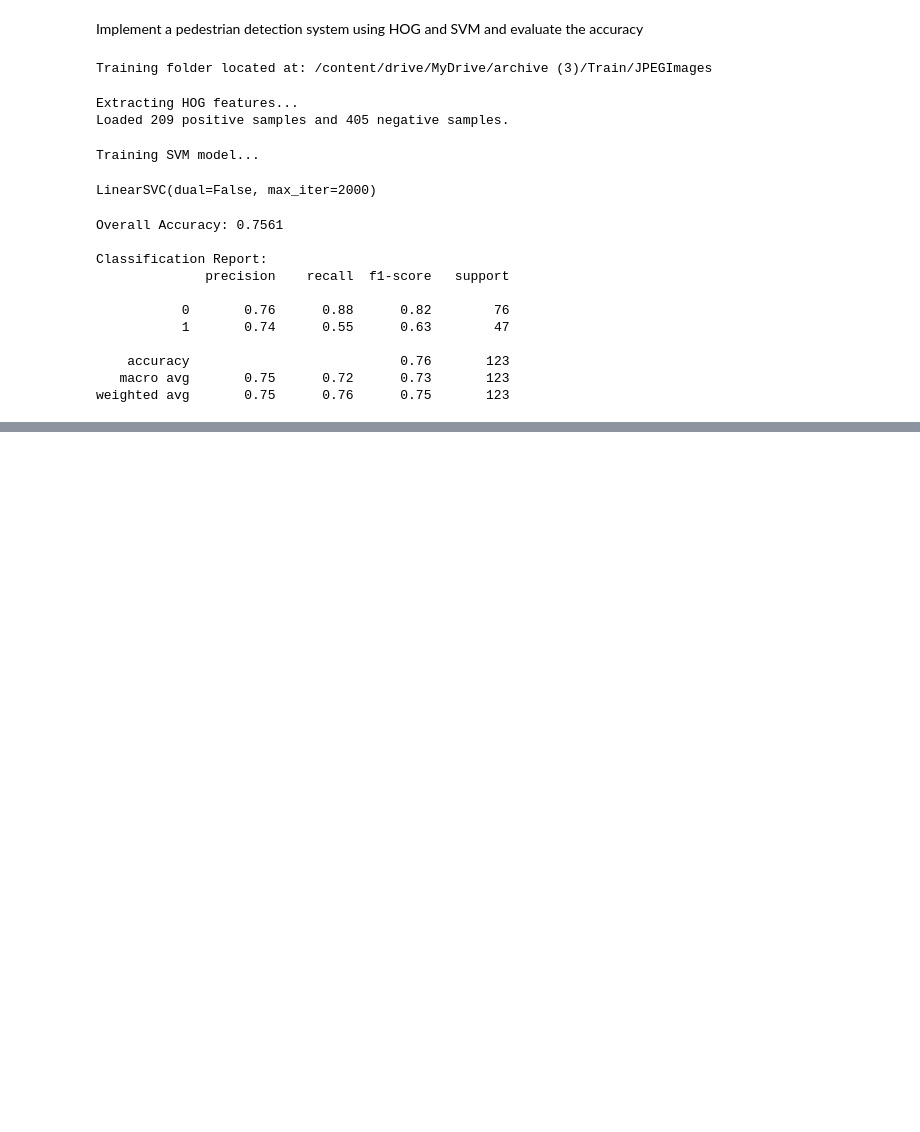
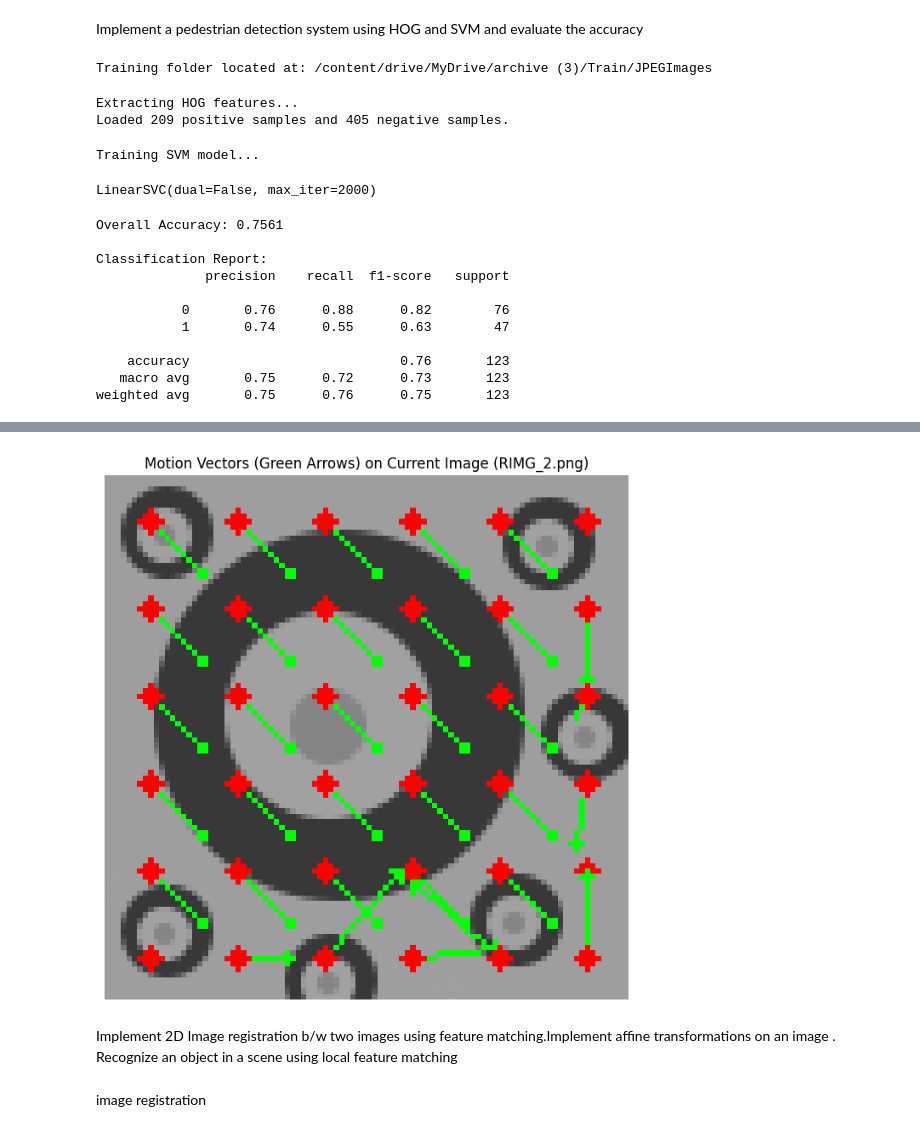
Before and after one commit to Nehasatheesh04/computer-vision, a Jupyter notebook: computer_vision.ipynb, the cells around one changed output, grey strips where cells are left out. Cells and saved outputs as stored; diff of their text form; code cells hidden in the pictures; blank space fills up the shorter version.

```diff
--- a/computer_vision.ipynb
+++ b/computer_vision.ipynb
@@ -181,0 +331,6 @@ weighted avg       0.75      0.76      0.75       123
+# %%
+block_size = 16
+search_range = 8
+
+print(f"Block size: {block_size}")
+print(f"Search range: {search_range}")
@@ -181,0 +340,6 @@ weighted avg       0.75      0.76      0.75       123
+# %%
+def sad(block1, block2):
+    """
+    Calculates the Sum of Absolute Differences (SAD) between two blocks.
+    """
+    return np.sum(np.abs(block1 - block2))
@@ -181,0 +392,48 @@ weighted avg       0.75      0.76      0.75       123
+# %%
+import matplotlib.pyplot as plt
+
+def draw_motion_vectors(img, motion_vectors, block_size, scale_factor=2):
+    """
+    Draws motion vectors on the given image.
+    """
+    # Convert grayscale image to BGR for drawing colored vectors
+    display_img = cv2.cvtColor(img, cv2.COLOR_GRAY2BGR)
+
+    for (x, y, dx, dy) in motion_vectors:
+        # Calculate the center of the current block
+        center_x = x + block_size // 2
+        center_y = y + block_size // 2
+
+        # Calculate the end point of the motion vector
+        end_x = int(center_x + dx * scale_factor)
+        end_y = int(center_y + dy * scale_factor)
+
+        # Draw the motion vector as an arrow
+        cv2.arrowedLine(
+            display_img,
+            (center_x, center_y),
+            (end_x, end_y),
+            (0, 255, 0), # Green color
+            1,
+            tipLength=0.1
+        )
+        # Optionally, draw a circle at the start of the vector
+        cv2.circle(display_img, (center_x, center_y), 2, (0, 0, 255), -1) # Red dot
+
+    return display_img
+
+# Draw motion vectors on img2
+output_image = draw_motion_vectors(img2, motion_vectors, block_size)
+
+# Display the result
+plt.figure(figsize=(10, 8))
+plt.imshow(cv2.cvtColor(output_image, cv2.COLOR_BGR2RGB))
+plt.title('Motion Vectors (Green Arrows) on Current Image (RIMG_2.png)')
+plt.axis('off')
+plt.show()
+# %% [output]
+[figure, added]
+# %% [markdown]
+Implement 2D Image registration b/w two images using feature matching.Implement affine transformations on an image . Recognize an object in a scene using local feature matching
+# %% [markdown]
+image registration
```
Also changed, not shown: parts of 19 cells of this notebook.
